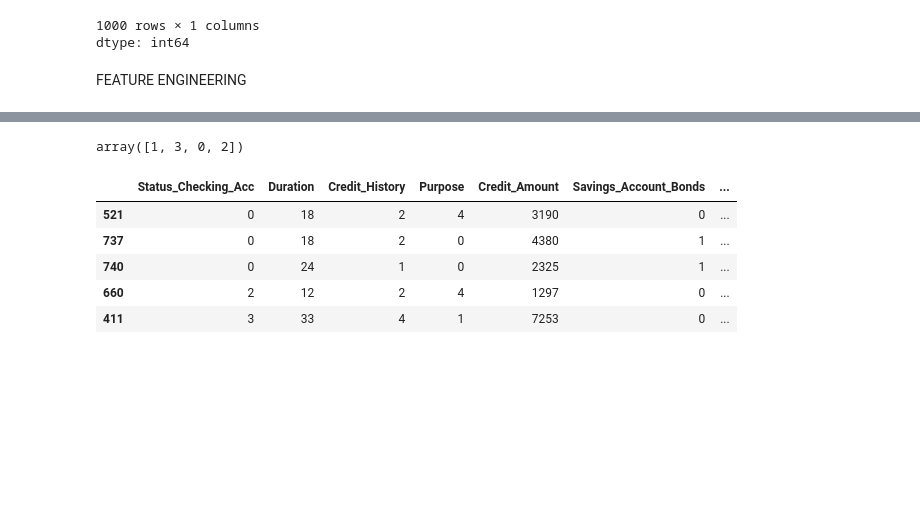
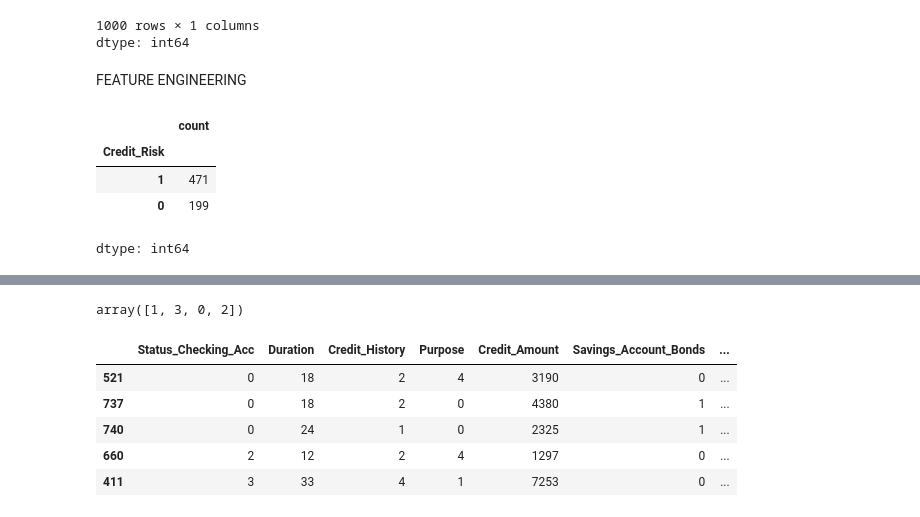
Before and after one commit to SEAFARI/ml-projects, a Jupyter notebook: german_credit_data.ipynb, the cells around one changed output, grey strips where cells are left out. Cells and saved outputs as stored; diff of their text form; code cells hidden in the pictures; blank space fills up the shorter version.

```diff
--- a/german_credit_data.ipynb
+++ b/german_credit_data.ipynb
@@ -167,3 +167,11 @@ X_test[cat_columns] = encoder.transform(X_test[cat_columns])
 
 X_train = X_train.astype(int)
 X_test = X_test.astype(int)
+# %%
+y_train.value_counts()
+# %% [output]
+|  | count |
+| Credit_Risk |  |
+| 1 | 471 |
+| 0 | 199 |
+dtype: int64
```
Also changed, not shown: parts of 8 cells of this notebook.
